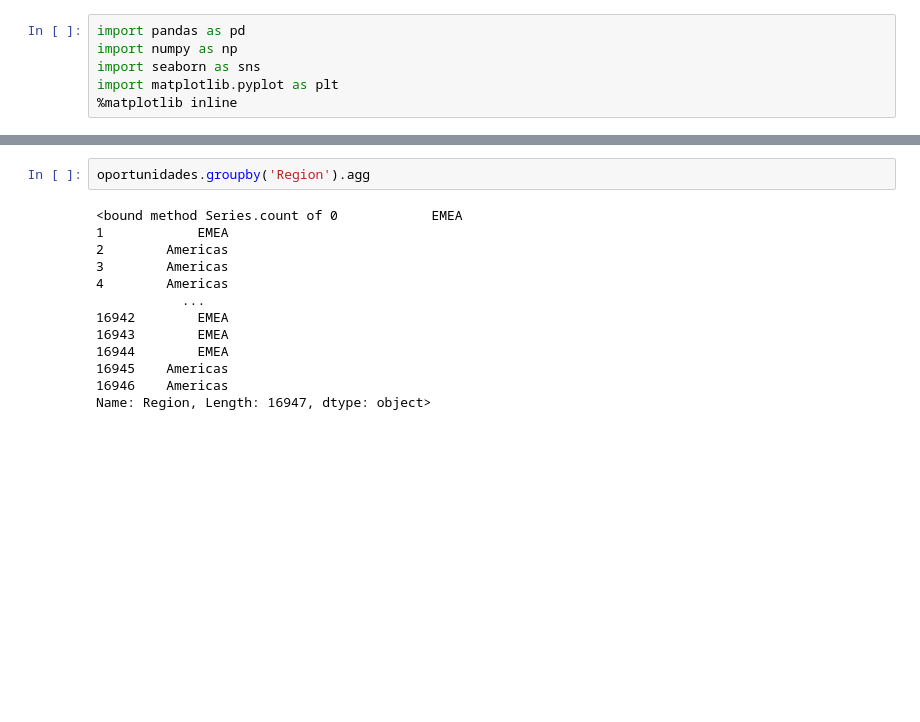
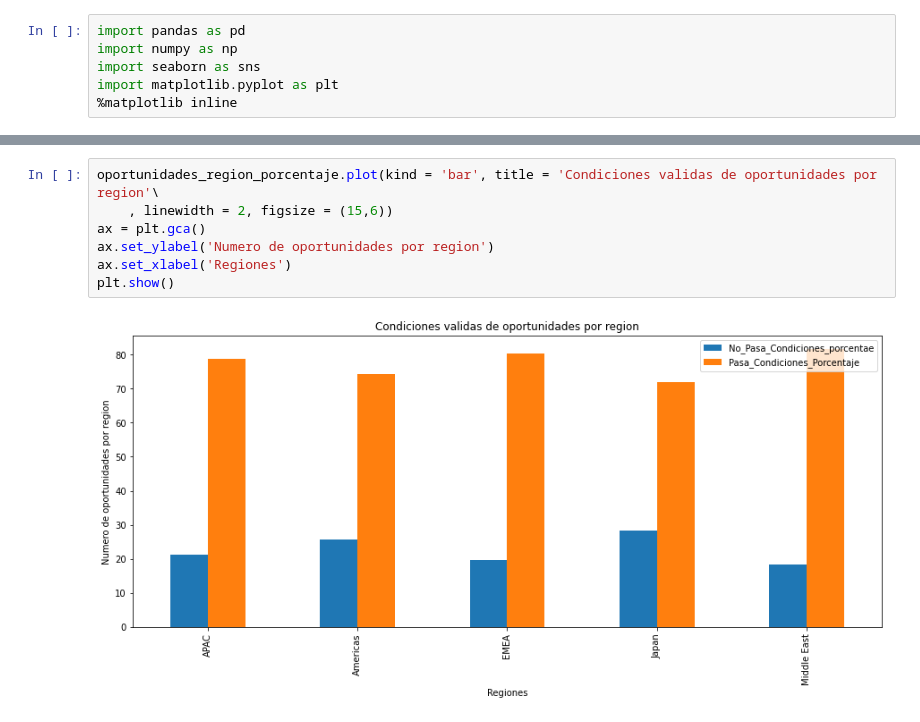
Before and after one commit to federicoburman/OrgaDatos, a Jupyter notebook: inicio_tp_1.ipynb, the cells around one changed output, grey strips where cells are left out. Drawn from its saved outputs; the diff is of its cells as text; blank space fills up the shorter version.

```diff
--- a/inicio_tp_1.ipynb
+++ b/inicio_tp_1.ipynb
@@ -53,15 +43,9 @@ oportunidades_posibles
-# %%
-oportunidades.groupby('Region').agg
-# %% [output]
-<bound method Series.count of 0            EMEA
-1            EMEA
-2        Americas
-3        Americas
-4        Americas
-           ...
-16942        EMEA
-16943        EMEA
-16944        EMEA
-16945    Americas
-16946    Americas
-Name: Region, Length: 16947, dtype: object>
+# %%
+oportunidades_region_porcentaje.plot(kind = 'bar', title = 'Condiciones validas de oportunidades por region'\
+    , linewidth = 2, figsize = (15,6))
+ax = plt.gca()
+ax.set_ylabel('Numero de oportunidades por region')
+ax.set_xlabel('Regiones')
+plt.show()
+# %% [output]
+[figure, added]
```
Also changed, not shown: parts of 4 cells of this notebook.
